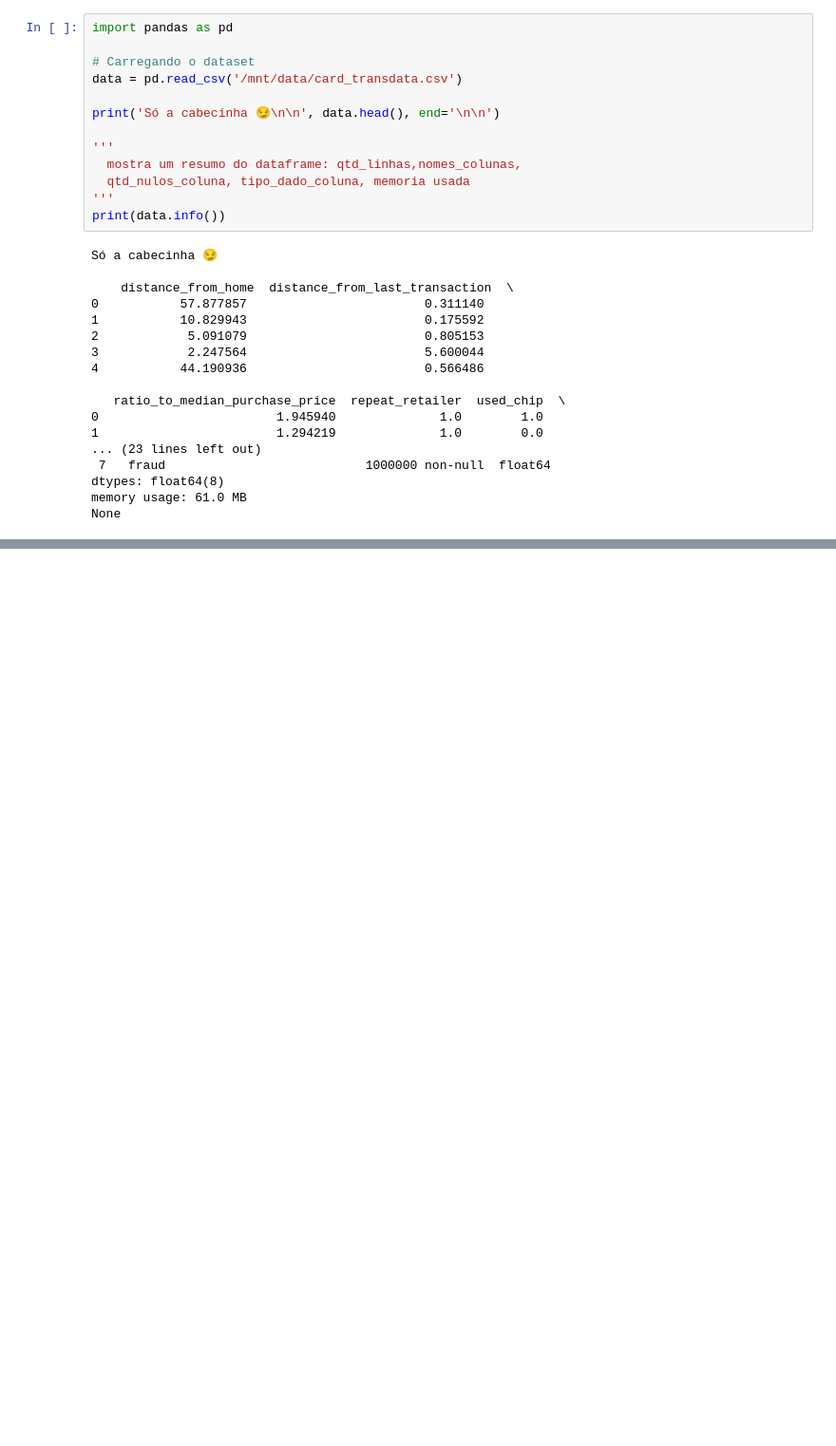
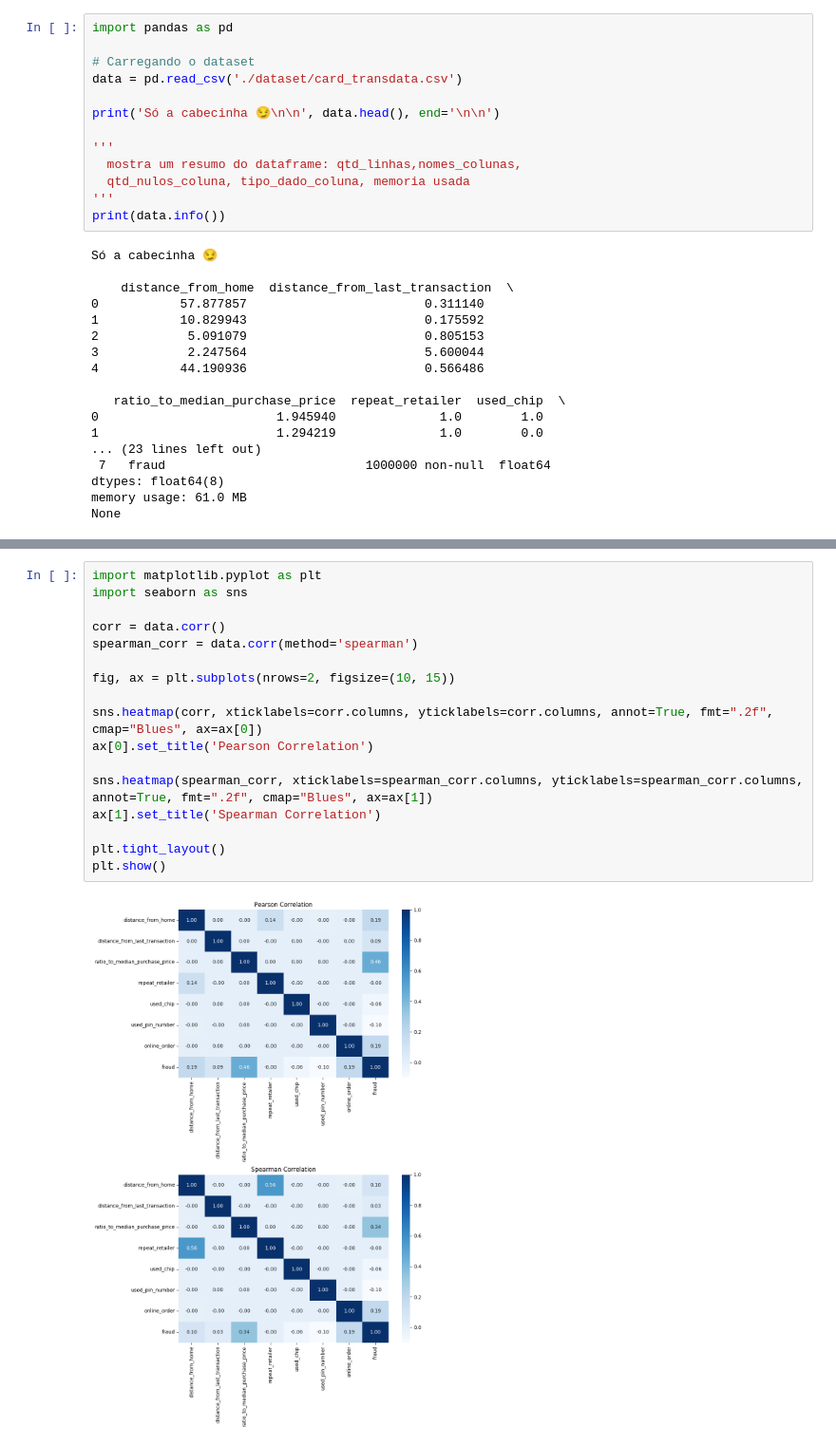
Before and after one commit to emanuelcatao/CreditCardFraud, a Jupyter notebook: CreditCard_Fraud.ipynb, the cells around one changed output, grey strips where cells are left out. Shown at 95% size. Cells and saved outputs as stored; diff of their text form; blank space fills up the shorter version.

```diff
--- a/CreditCard_Fraud.ipynb
+++ b/CreditCard_Fraud.ipynb
@@ -19,7 +19,7 @@
 import pandas as pd
 
 # Carregando o dataset
-data = pd.read_csv('/mnt/data/card_transdata.csv')
+data = pd.read_csv('./dataset/card_transdata.csv')
 
 print('Só a cabecinha 😏\n\n', data.head(), end='\n\n')
 
@@ -57,3 +74,22 @@ Partimos para observar rapidamente a distribuição de transações legitimas vs
+# %%
+import matplotlib.pyplot as plt
+import seaborn as sns
+
+corr = data.corr()
+spearman_corr = data.corr(method='spearman')
+
+fig, ax = plt.subplots(nrows=2, figsize=(10, 15))
+
+sns.heatmap(corr, xticklabels=corr.columns, yticklabels=corr.columns, annot=True, fmt=".2f", cmap="Blues", ax=ax[0])
+ax[0].set_title('Pearson Correlation')
+
+sns.heatmap(spearman_corr, xticklabels=spearman_corr.columns, yticklabels=spearman_corr.columns, annot=True, fmt=".2f", cmap="Blues", ax=ax[1])
+ax[1].set_title('Spearman Correlation')
+
+plt.tight_layout()
+plt.show()
+# %% [output]
+[figure, added]
 # %%
 '''
     Aqui é basicamente dito, na coluna 'fraud' da tabela, contabilize e o valor é normalizado.
```
Also changed, not shown: parts of 25 cells of this notebook.
